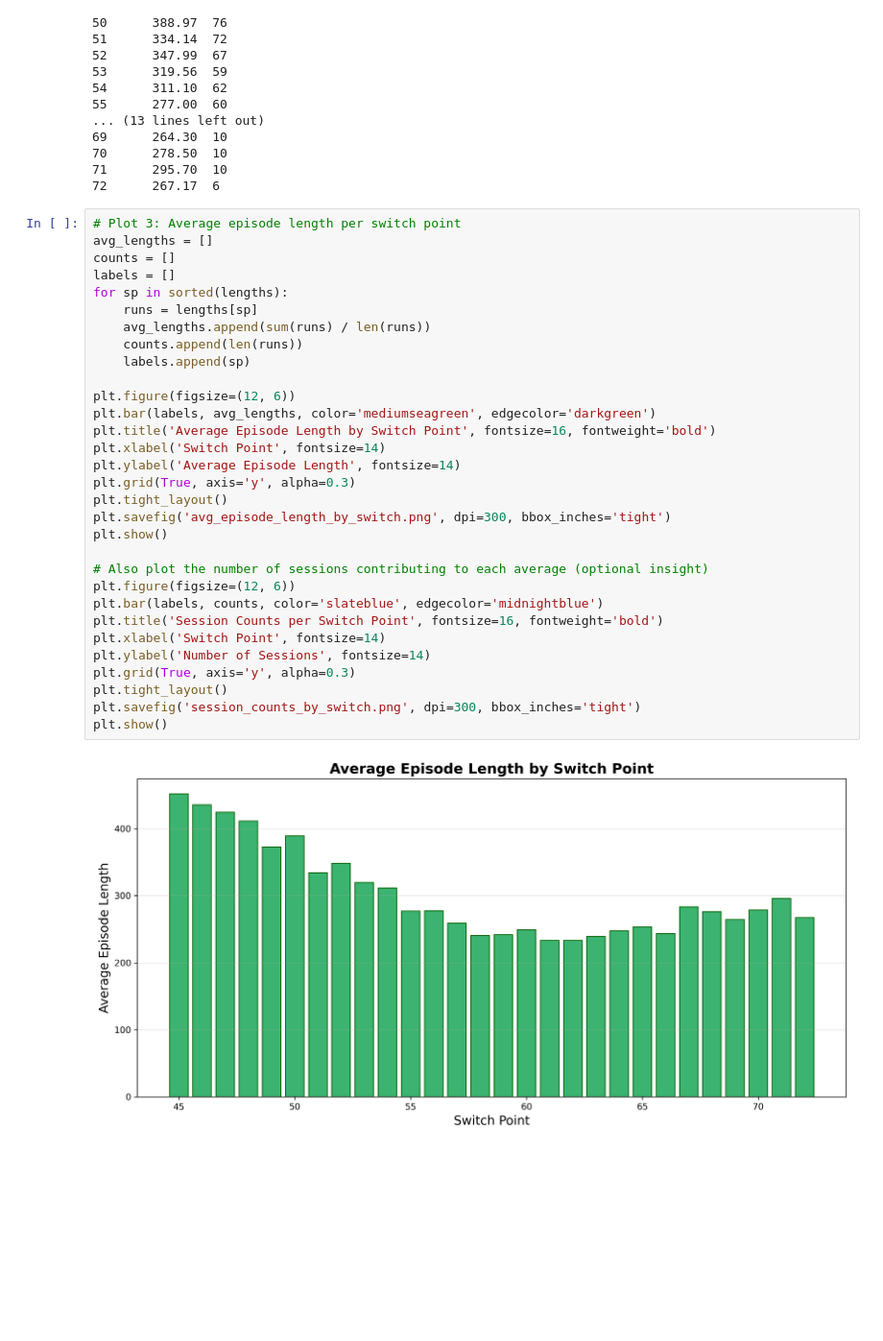
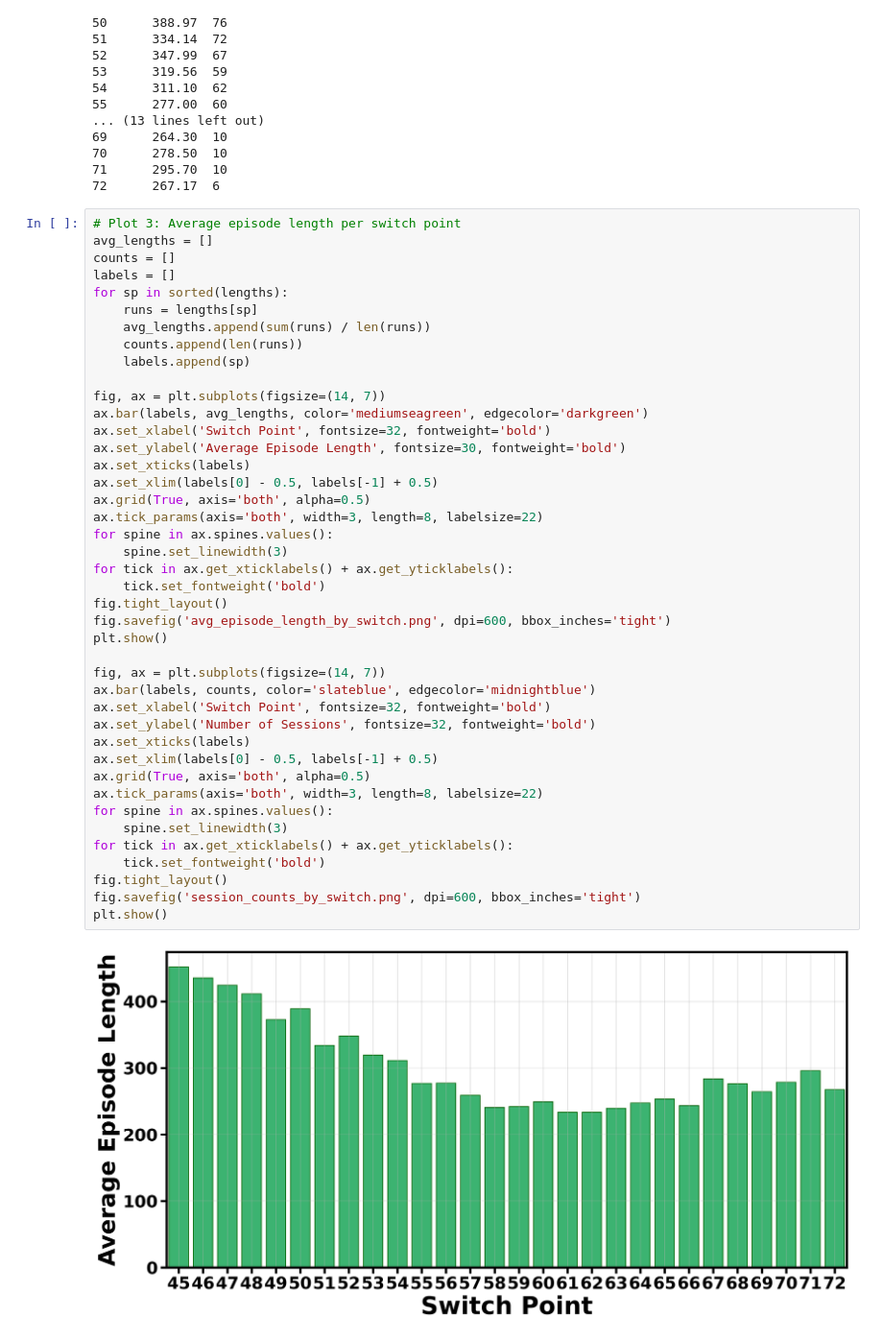
Before and after one commit to omeremeksiz/rl-filling-control, a Jupyter notebook: notebooks/data_analysis.ipynb, the cells around one changed output. Shown at 96% size. Cells and saved outputs as stored; diff of their text form; blank space fills up the shorter version.

```diff
--- a/notebooks/data_analysis.ipynb
+++ b/notebooks/data_analysis.ipynb
@@ -101,33 +106,44 @@ switch_point    avg_length      sessions
 # %%
 # Plot 3: Average episode length per switch point
 avg_lengths = []
 counts = []
 labels = []
 for sp in sorted(lengths):
     runs = lengths[sp]
     avg_lengths.append(sum(runs) / len(runs))
     counts.append(len(runs))
     labels.append(sp)
 
-plt.figure(figsize=(12, 6))
-plt.bar(labels, avg_lengths, color='mediumseagreen', edgecolor='darkgreen')
-plt.title('Average Episode Length by Switch Point', fontsize=16, fontweight='bold')
-plt.xlabel('Switch Point', fontsize=14)
-plt.ylabel('Average Episode Length', fontsize=14)
-plt.grid(True, axis='y', alpha=0.3)
-plt.tight_layout()
-plt.savefig('avg_episode_length_by_switch.png', dpi=300, bbox_inches='tight')
+fig, ax = plt.subplots(figsize=(14, 7))
+ax.bar(labels, avg_lengths, color='mediumseagreen', edgecolor='darkgreen')
+ax.set_xlabel('Switch Point', fontsize=32, fontweight='bold')
+ax.set_ylabel('Average Episode Length', fontsize=30, fontweight='bold')
+ax.set_xticks(labels)
+ax.set_xlim(labels[0] - 0.5, labels[-1] + 0.5)
+ax.grid(True, axis='both', alpha=0.5)
+ax.tick_params(axis='both', width=3, length=8, labelsize=22)
+for spine in ax.spines.values():
+    spine.set_linewidth(3)
+for tick in ax.get_xticklabels() + ax.get_yticklabels():
+    tick.set_fontweight('bold')
+fig.tight_layout()
+fig.savefig('avg_episode_length_by_switch.png', dpi=600, bbox_inches='tight')
 plt.show()
 
-# Also plot the number of sessions contributing to each average (optional insight)
-plt.figure(figsize=(12, 6))
-plt.bar(labels, counts, color='slateblue', edgecolor='midnightblue')
-plt.title('Session Counts per Switch Point', fontsize=16, fontweight='bold')
-plt.xlabel('Switch Point', fontsize=14)
-plt.ylabel('Number of Sessions', fontsize=14)
-plt.grid(True, axis='y', alpha=0.3)
-plt.tight_layout()
-plt.savefig('session_counts_by_switch.png', dpi=300, bbox_inches='tight')
+fig, ax = plt.subplots(figsize=(14, 7))
+ax.bar(labels, counts, color='slateblue', edgecolor='midnightblue')
+ax.set_xlabel('Switch Point', fontsize=32, fontweight='bold')
+ax.set_ylabel('Number of Sessions', fontsize=32, fontweight='bold')
+ax.set_xticks(labels)
+ax.set_xlim(labels[0] - 0.5, labels[-1] + 0.5)
+ax.grid(True, axis='both', alpha=0.5)
+ax.tick_params(axis='both', width=3, length=8, labelsize=22)
+for spine in ax.spines.values():
+    spine.set_linewidth(3)
+for tick in ax.get_xticklabels() + ax.get_yticklabels():
+    tick.set_fontweight('bold')
+fig.tight_layout()
+fig.savefig('session_counts_by_switch.png', dpi=600, bbox_inches='tight')
 plt.show()
 # %% [output]
-[figure, old version]
+[figure, new version]
```
Also changed, not shown: parts of 3 cells of this notebook, 10 other files.
